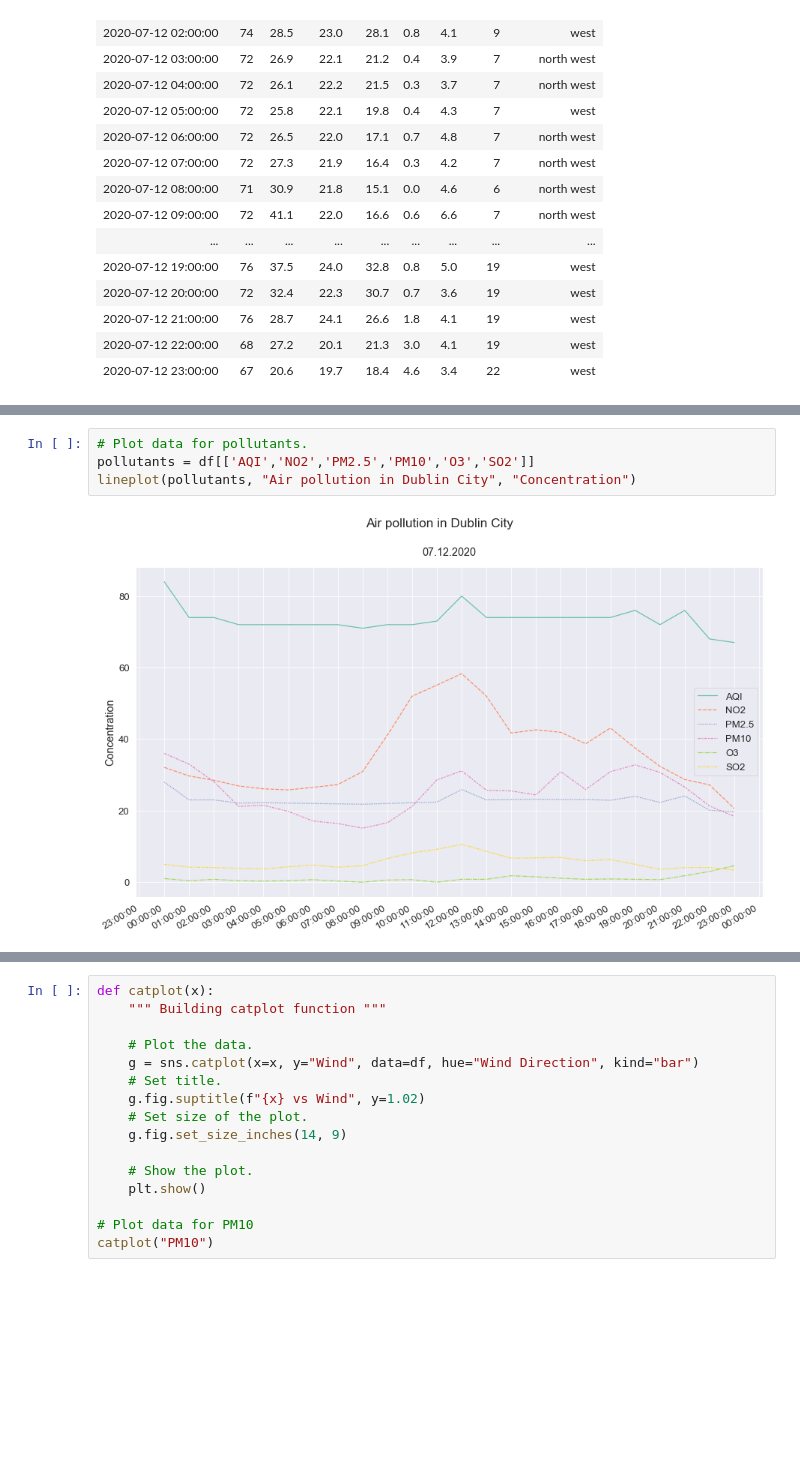
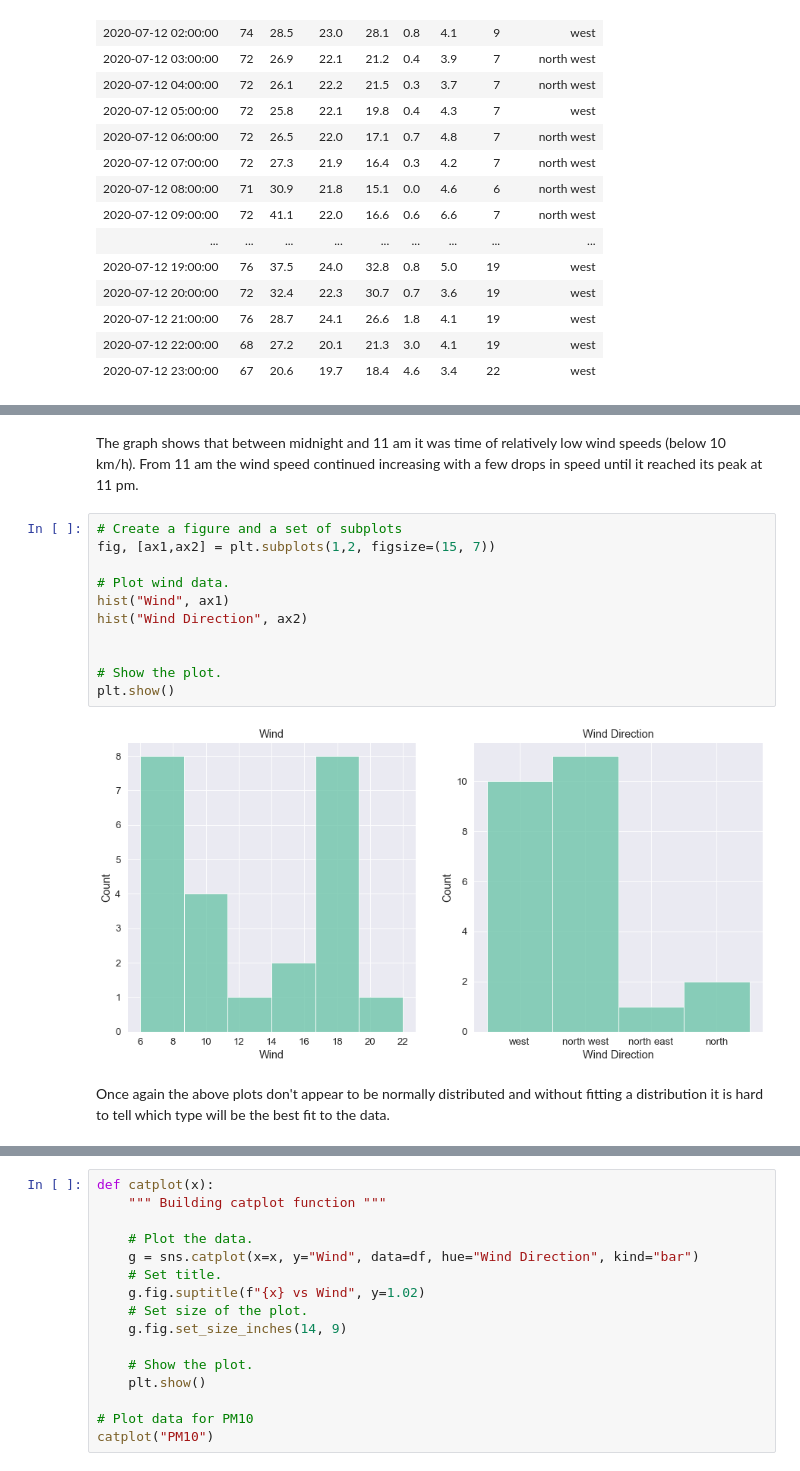
Before and after one commit to olgarozhdestvina/Air-Pollution-in-Dublin, a Jupyter notebook: Dublin_Air_Pollution.ipynb, the cells around one changed output, grey strips where cells are left out. Drawn from its saved outputs; the diff is of its cells as text; blank space fills up the shorter version.

```diff
--- a/Dublin_Air_Pollution.ipynb
+++ b/Dublin_Air_Pollution.ipynb
@@ -184,8 +258,19 @@ lineplot(df["Wind"], "Wind Speed in Dublin City", "Wind Speed (km/h)")
 # %% [output]
 [figure]
-# %%
-# Plot data for pollutants.
-pollutants = df[['AQI','NO2','PM2.5','PM10','O3','SO2']]
-lineplot(pollutants, "Air pollution in Dublin City", "Concentration")
-# %% [output]
-[figure, removed]
+# %% [markdown]
+The graph shows that between midnight and 11 am it was time of relatively low wind speeds (below 10 km/h). From 11 am the wind speed continued increasing with a few drops in speed until it reached its peak at 11 pm.
+# %%
+# Create a figure and a set of subplots
+fig, [ax1,ax2] = plt.subplots(1,2, figsize=(15, 7))
+
+# Plot wind data.
+hist("Wind", ax1)
+hist("Wind Direction", ax2)
+
+
+# Show the plot.
+plt.show()
+# %% [output]
+[figure, added]
+# %% [markdown]
+Once again the above plots  don't appear to be normally distributed and without fitting a distribution it is hard to tell which type will be the best fit to the data.
```
Also changed, not shown: parts of 20 cells of this notebook.
